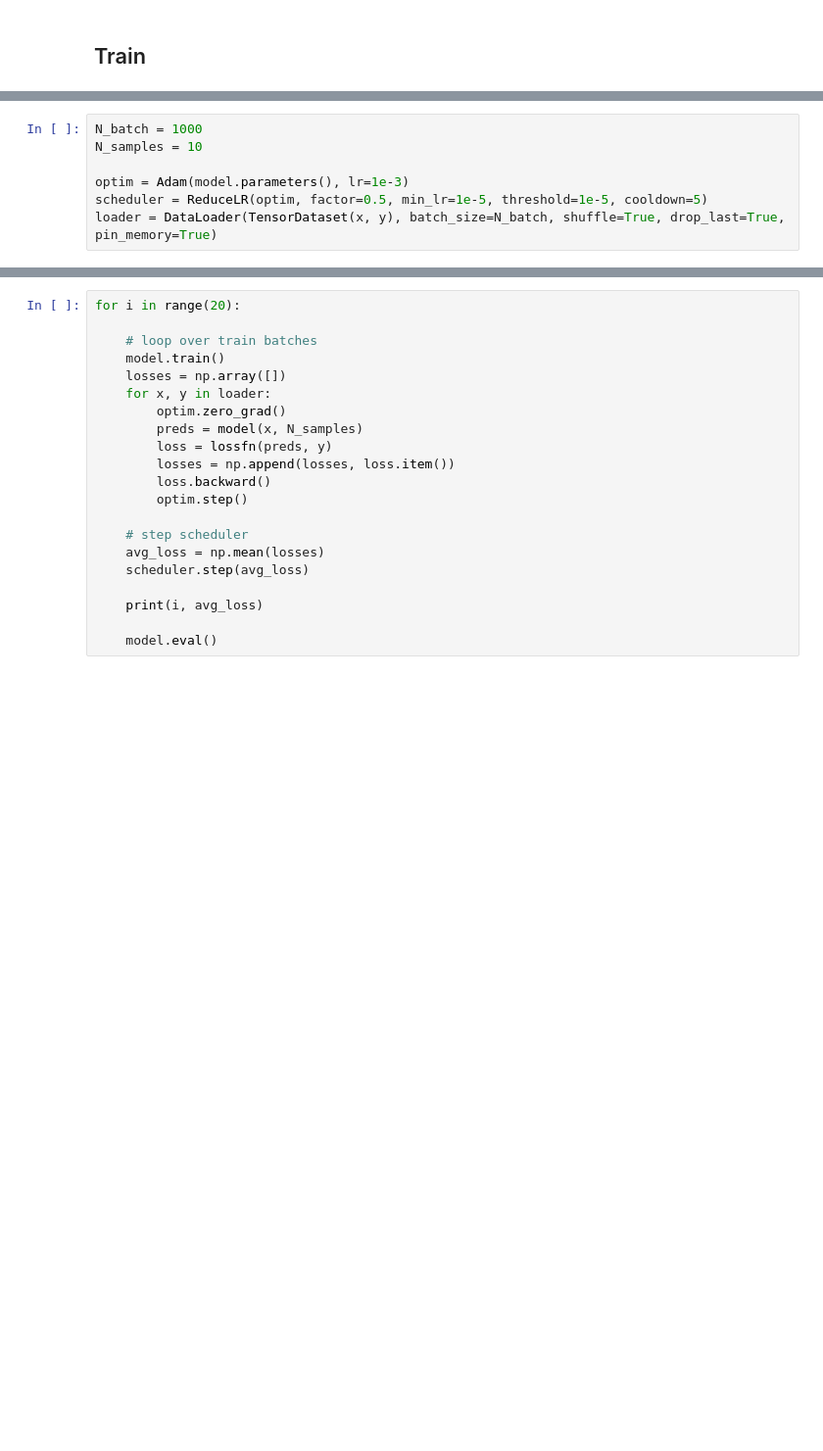
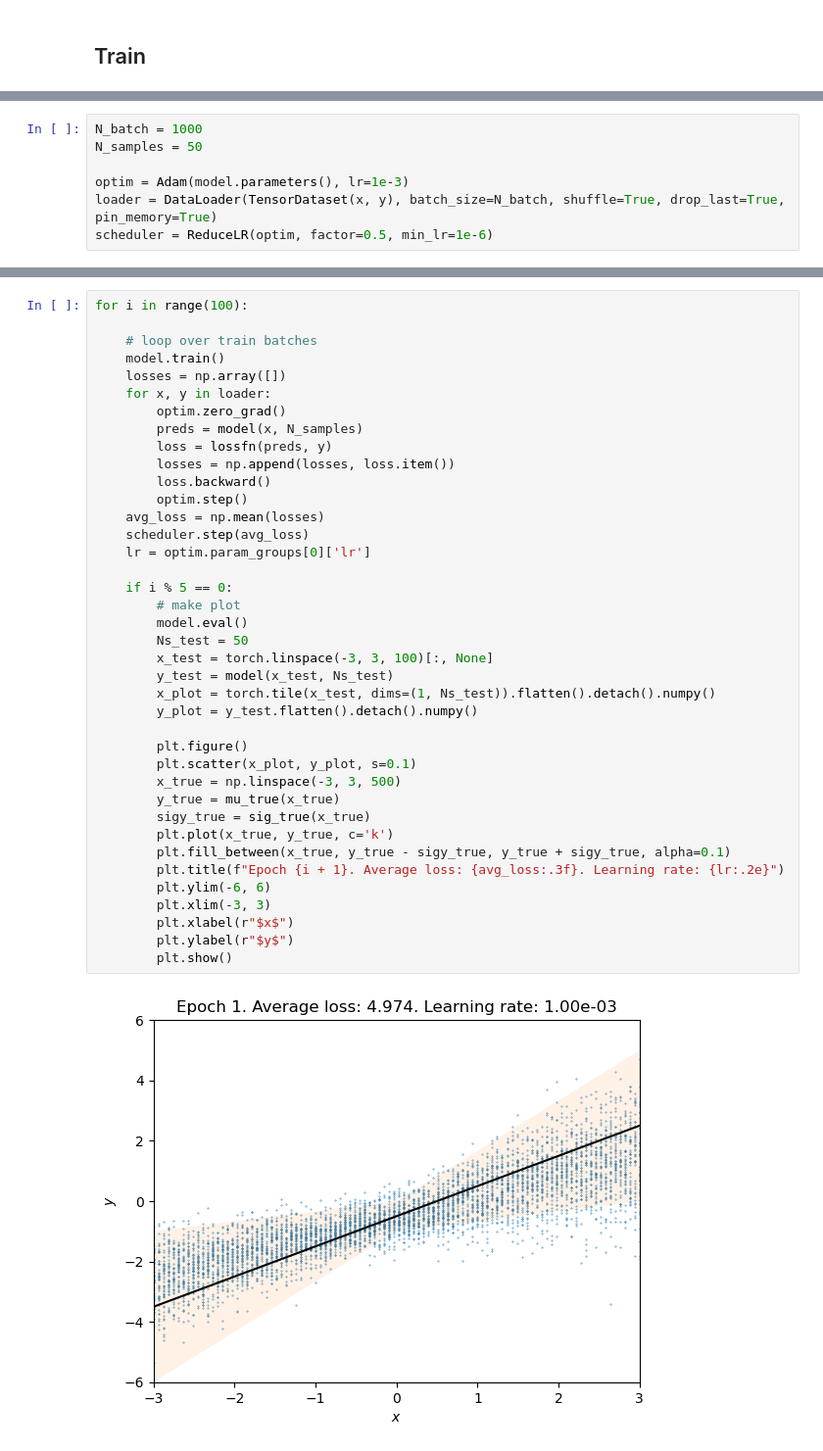
Before and after one commit to aneeshnaik/banyan, a Jupyter notebook: examples/example2_training.ipynb, the cells around one changed output, grey strips where cells are left out. Shown at 98% size. Drawn from its saved outputs; the diff is of its cells as text; blank space fills up the shorter version.

```diff
--- a/examples/example2_training.ipynb
+++ b/examples/example2_training.ipynb
@@ -77,7 +83,7 @@ lossfn = BLoss()
 # %%
 N_batch = 1000
-N_samples = 10
+N_samples = 50
 
 optim = Adam(model.parameters(), lr=1e-3)
-scheduler = ReduceLR(optim, factor=0.5, min_lr=1e-5, threshold=1e-5, cooldown=5)
 loader = DataLoader(TensorDataset(x, y), batch_size=N_batch, shuffle=True, drop_last=True, pin_memory=True)
+scheduler = ReduceLR(optim, factor=0.5, min_lr=1e-6)
@@ -84,22 +92,41 @@ loader = DataLoader(TensorDataset(x, y), batch_size=N_batch, shuffle=True, drop_
 # %%
-for i in range(20):
+for i in range(100):
 
     # loop over train batches
     model.train()
     losses = np.array([])
     for x, y in loader:
         optim.zero_grad()
         preds = model(x, N_samples)
         loss = lossfn(preds, y)
         losses = np.append(losses, loss.item())
         loss.backward()
         optim.step()
-
-    # step scheduler
     avg_loss = np.mean(losses)
     scheduler.step(avg_loss)
+    lr = optim.param_groups[0]['lr']
 
-    print(i, avg_loss)
+    if i % 5 == 0:
+        # make plot
+        model.eval()
+        Ns_test = 50
+        x_test = torch.linspace(-3, 3, 100)[:, None]
+        y_test = model(x_test, Ns_test)
+        x_plot = torch.tile(x_test, dims=(1, Ns_test)).flatten().detach().numpy()
+        y_plot = y_test.flatten().detach().numpy()
 
-    model.eval()
+        plt.figure()
+        plt.scatter(x_plot, y_plot, s=0.1)
+        x_true = np.linspace(-3, 3, 500)
+        y_true = mu_true(x_true)
+        sigy_true = sig_true(x_true)
+        plt.plot(x_true, y_true, c='k')
+        plt.fill_between(x_true, y_true - sigy_true, y_true + sigy_true, alpha=0.1)
+        plt.title(f"Epoch {i + 1}. Average loss: {avg_loss:.3f}. Learning rate: {lr:.2e}")
+        plt.ylim(-6, 6)
+        plt.xlim(-3, 3)
+        plt.xlabel(r"$x$")
+        plt.ylabel(r"$y$")
+        plt.show()
 # %% [output]
+[figure, added]
```
Also changed, not shown: parts of 17 cells of this notebook.
